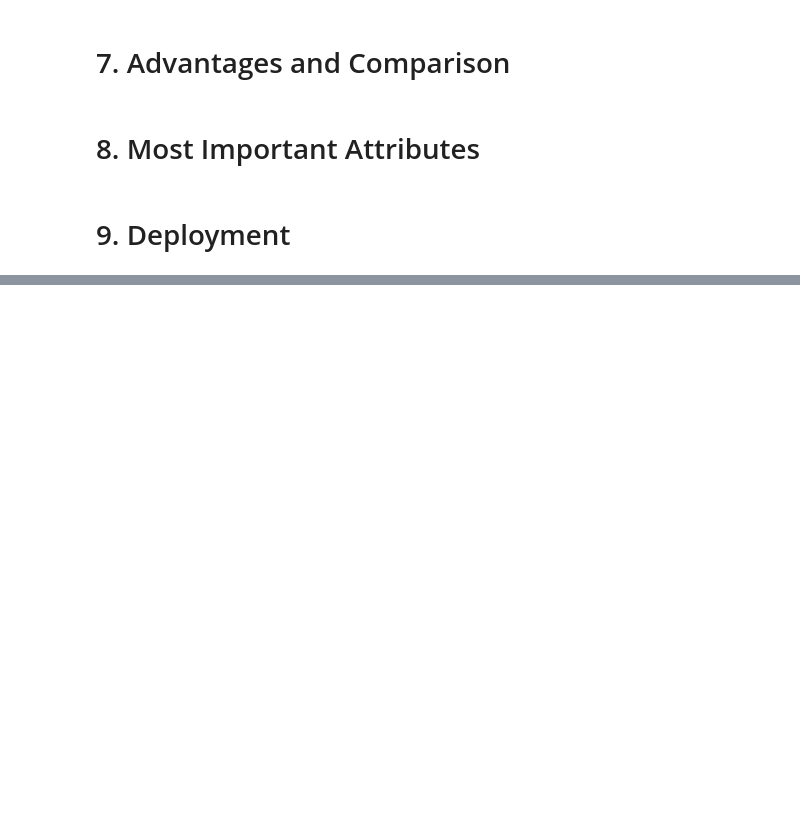
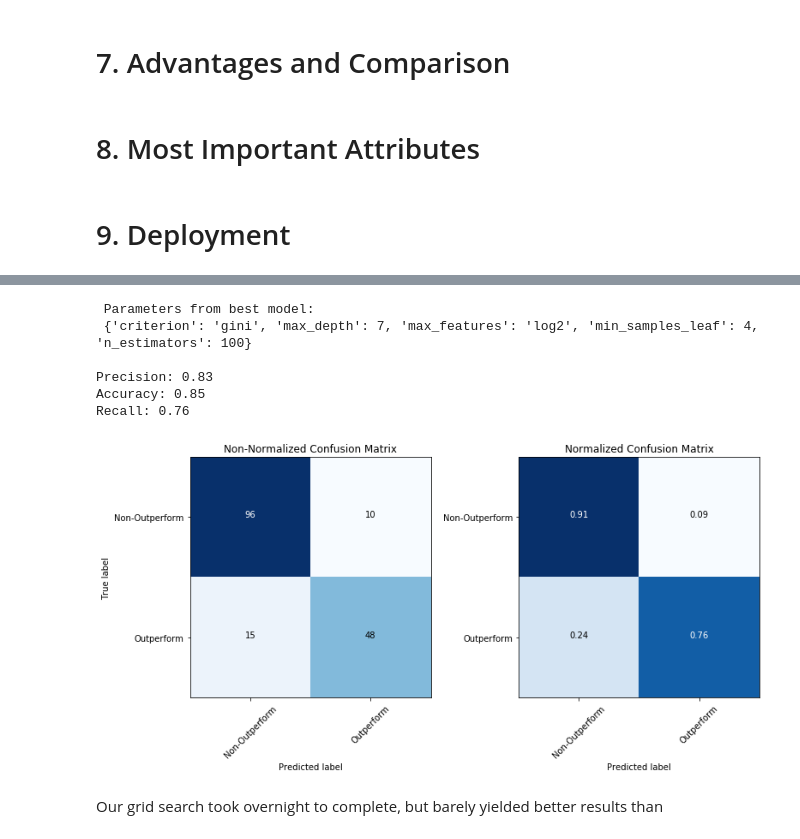
Before and after one commit to jeffweltman/MSDS7331, a Jupyter notebook: Lab 2 - Working/MSDS 7331 - Lab 2 - KassofWeltmanDickens.ipynb, the cells around one changed output, grey strips where cells are left out. Cells and saved outputs as stored; diff of their text form; code cells hidden in the pictures; blank space fills up the shorter version.

```diff
--- a/Lab 2 - Working/MSDS 7331 - Lab 2 - KassofWeltmanDickens.ipynb
+++ b/Lab 2 - Working/MSDS 7331 - Lab 2 - KassofWeltmanDickens.ipynb
@@ -33,0 +172,18 @@
+# %%
+# With grid search
+
+param_grid = {
+    'n_estimators': [5, 25, 50, 100, 150],
+    'max_depth':    [int(i) for i in range(2,11)],
+    'max_features': ['auto', 'sqrt', 'log2'],
+    'criterion':    ['gini', 'entropy'],
+    'min_samples_leaf': [2, 4, 6, 8, 10]
+}
+
+# Generate & fit RandomForest with grid search per the above
+from sklearn.model_selection import GridSearchCV
+rfgc = RandomForestClassifier(random_state=42)
+grid_rf = GridSearchCV(rfgc, param_grid, cv=10, scoring="precision")
+# Careful with the below line of code, it can take a long time to run.
+#
+#grid_rf.fit(X_train, y_train)
@@ -33,0 +202,33 @@
+# %%
+print("\n\n Parameters from best model:\n", grid_rf.best_params_)
+print("\nPrecision: %0.2f" % precision_score(y_test, grid_rf.predict(X_test)))
+print("Accuracy: %0.2f" % accuracy_score(y_test, grid_rf.predict(X_test)))
+print("Recall: %0.2f" % recall_score(y_test, grid_rf.predict(X_test)))
+
+crit = 'gini'
+max_depth = 7
+max_eatures = 'auto'
+min_samples_leaf = 4
+n_estimators = 100
+
+
+cm = confusion_matrix(y_test, grid_rf.predict(X_test))
+plt.figure(figsize = (11, 6))
+plt.subplot(1, 2, 1)
+plot_confusion_matrix(cm, ['Non-Outperform', 'Outperform'])
+plt.title("Non-Normalized Confusion Matrix")
+plt.subplot(1, 2, 2)
+plot_confusion_matrix(cm, ['Non-Outperform', 'Outperform'], normalize=True)
+plt.title("Normalized Confusion Matrix")
+plt.ylabel("")
+plt.show()
+# %% [output]
+ Parameters from best model:
+ {'criterion': 'gini', 'max_depth': 7, 'max_features': 'log2', 'min_samples_leaf': 4, 'n_estimators': 100}
+
+Precision: 0.83
+Accuracy: 0.85
+Recall: 0.76
+[figure, added]
+# %% [markdown]
+Our grid search took overnight to complete, but barely yielded better results than
```
Also changed, not shown: parts of 19 cells of this notebook, 2 other files.
